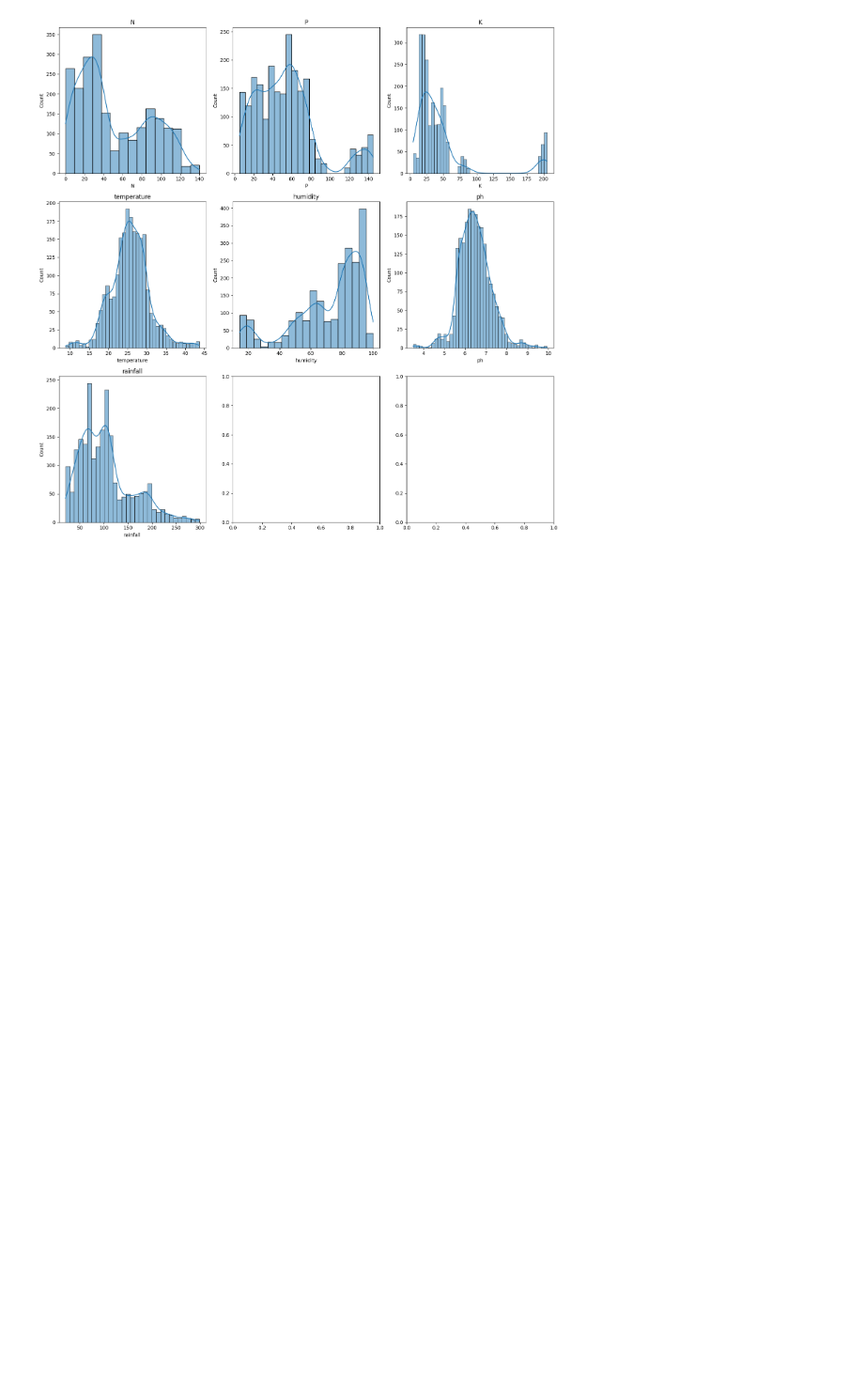
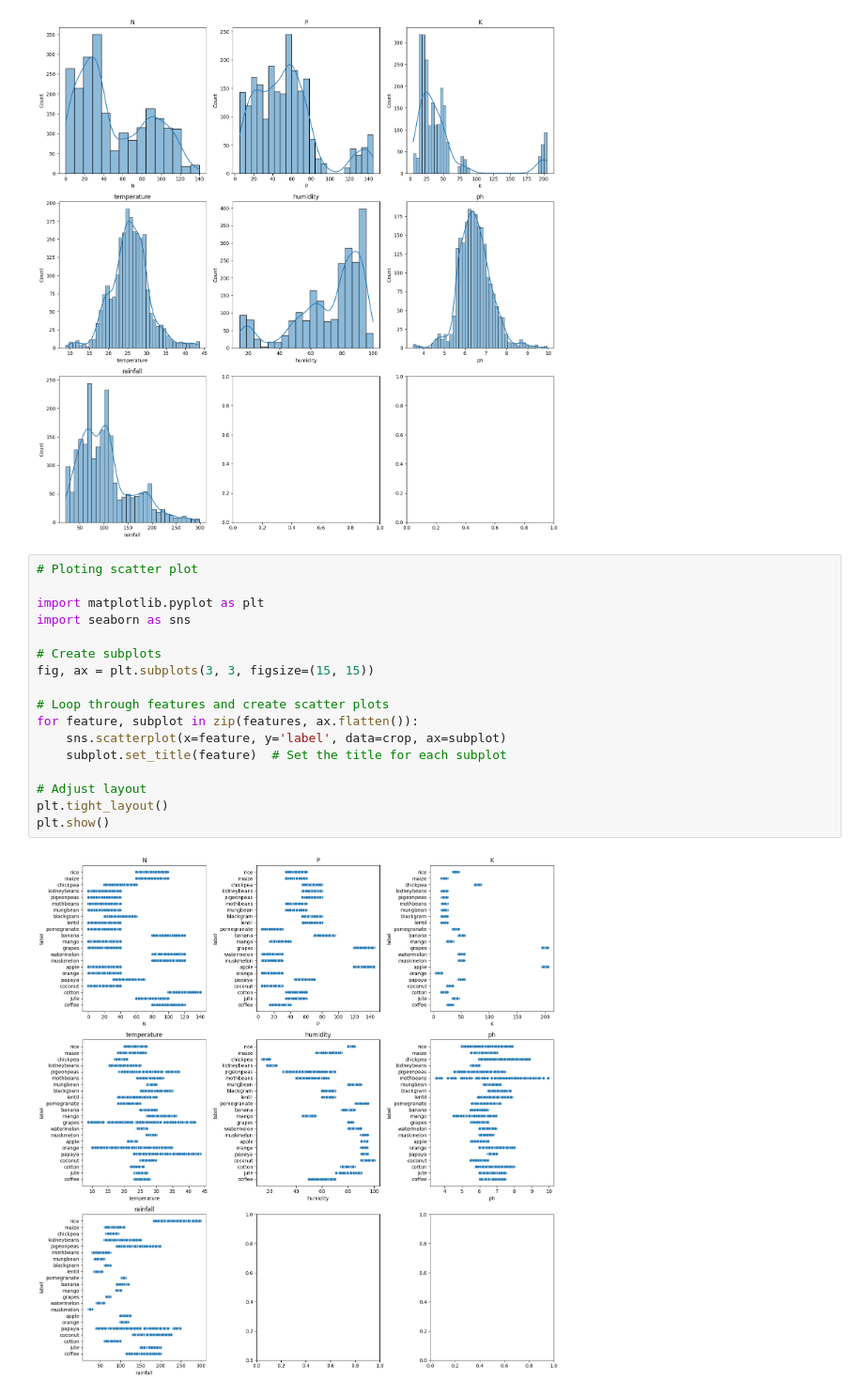
Before and after one commit to VarunTurbo/Crop_Fertilizer_RS, a Jupyter notebook: Crop and Fertilizer RS/crop.ipynb, the cells around one changed output. Shown: that part at 94% size. Saved outputs shown, nothing was run; the diff lists cells and outputs as text; blank space fills up the shorter version.

```diff
--- a/Crop and Fertilizer RS/crop.ipynb
+++ b/Crop and Fertilizer RS/crop.ipynb
@@ -159,3 +159,22 @@ plt.tight_layout()
 plt.show()
 # %% [output]
 [figure]
+# %%
+# Ploting scatter plot
+
+import matplotlib.pyplot as plt
+import seaborn as sns
+
+# Create subplots
+fig, ax = plt.subplots(3, 3, figsize=(15, 15))
+
+# Loop through features and create scatter plots
+for feature, subplot in zip(features, ax.flatten()):
+    sns.scatterplot(x=feature, y='label', data=crop, ax=subplot)
+    subplot.set_title(feature)  # Set the title for each subplot
+
+# Adjust layout
+plt.tight_layout()
+plt.show()
+# %% [output]
+[figure, added]
```
Also changed, not shown: parts of 10 cells of this notebook.
